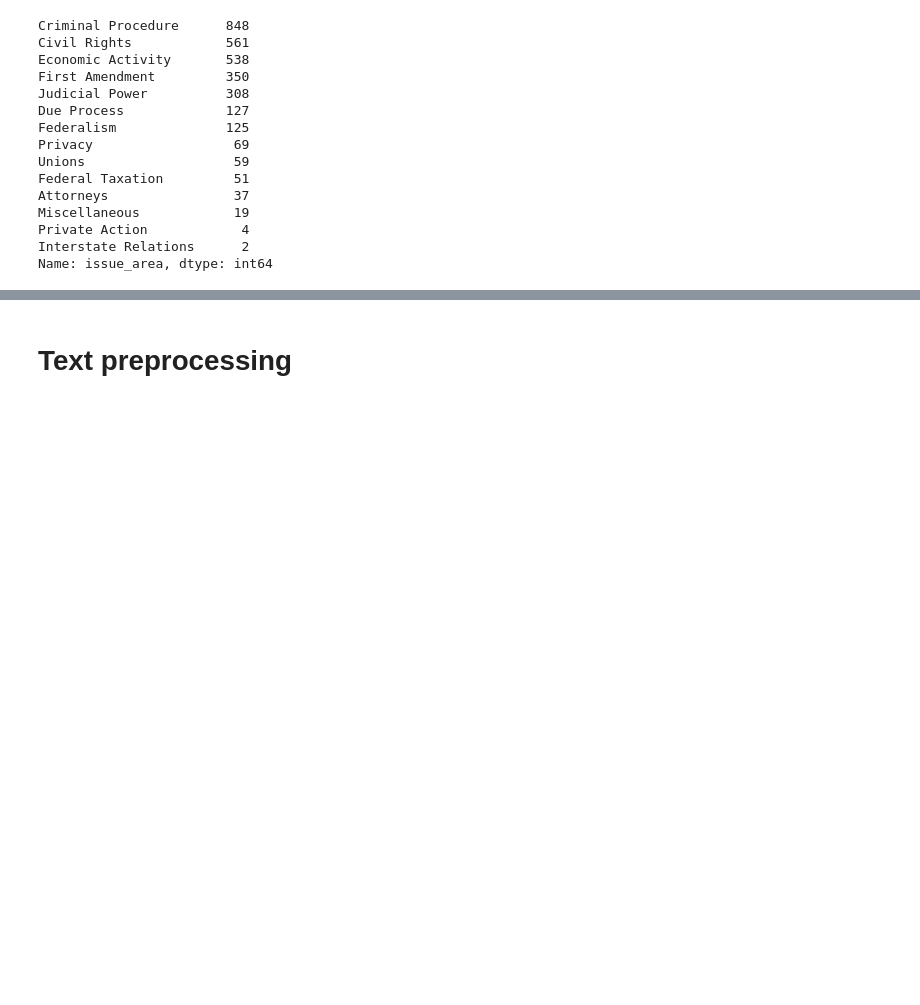
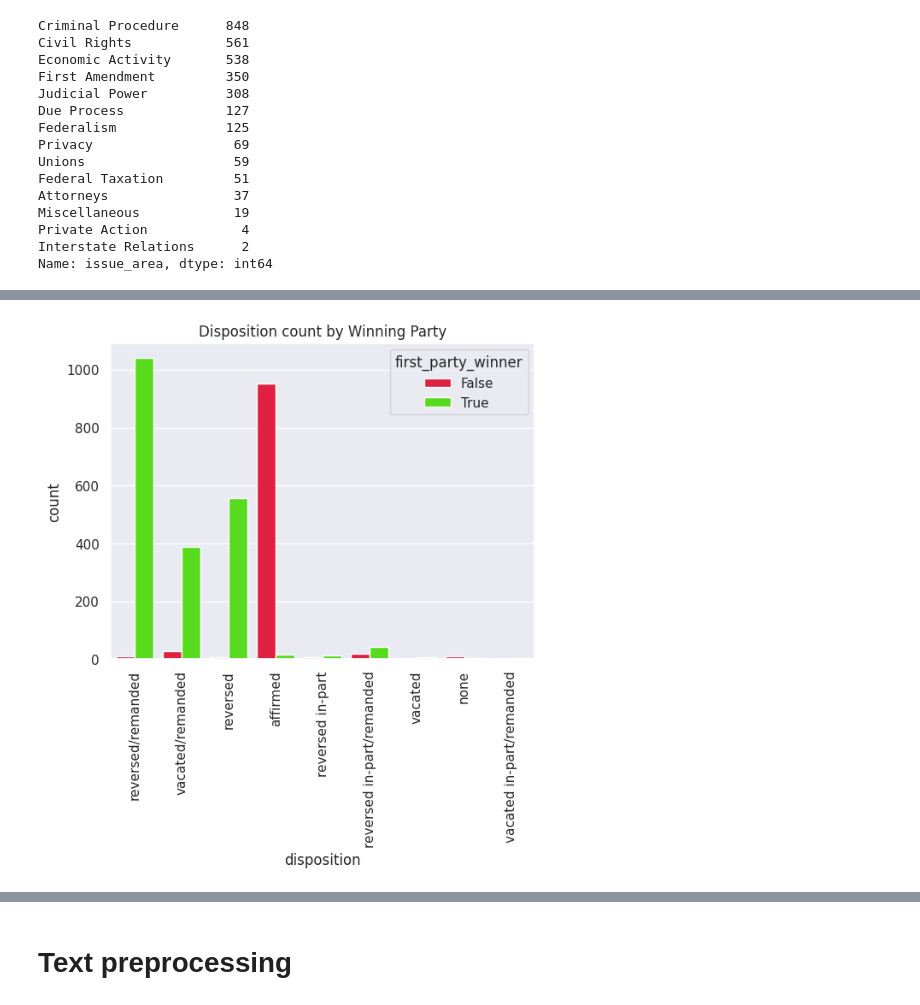
Before and after one commit to Izu-33/scotus, a Jupyter notebook: SCOTUS_prediction.ipynb, the cells around one changed output, grey strips where cells are left out. Saved outputs shown, nothing was run; the diff lists cells and outputs as text; code cells hidden in the pictures; blank space fills up the shorter version.

```diff
--- a/SCOTUS_prediction.ipynb
+++ b/SCOTUS_prediction.ipynb
@@ -235,0 +214,11 @@ df_prep.head()
+# %%
+sns.set(font_scale=1.3)
+sns.set_theme(palette = 'prism_r', style = 'darkgrid')
+sns.countplot(data = df_prep,
+              x = 'disposition',
+              hue = 'first_party_winner'). \
+                set(title='Disposition count by Winning Party')
+plt.xticks(rotation = 90)
+plt.show()
+# %% [output]
+[figure, added]
```
Also changed, not shown: parts of 129 cells of this notebook, 1 other file.
